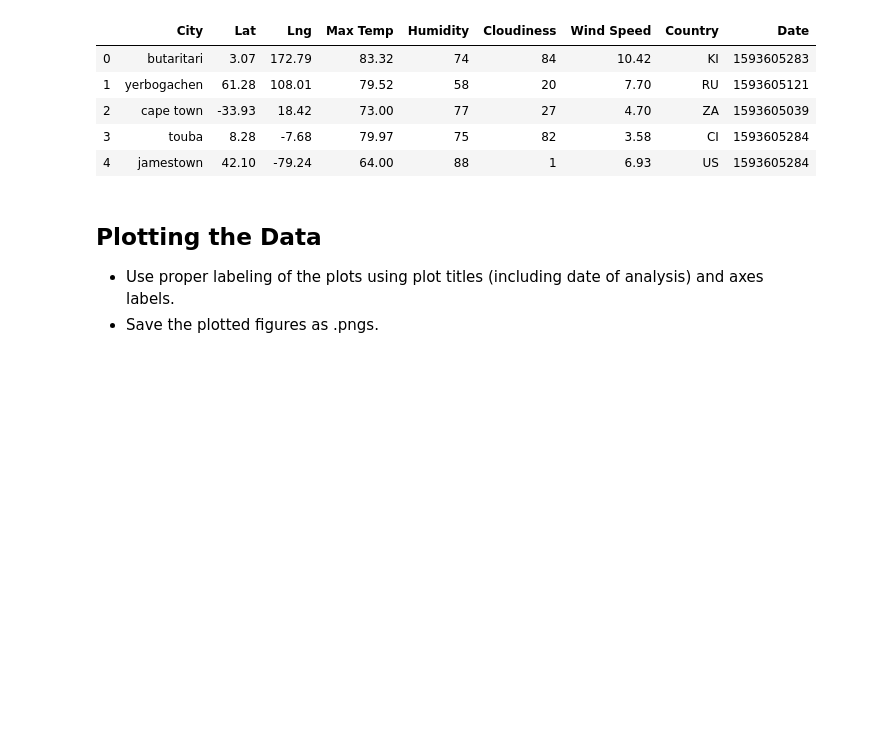
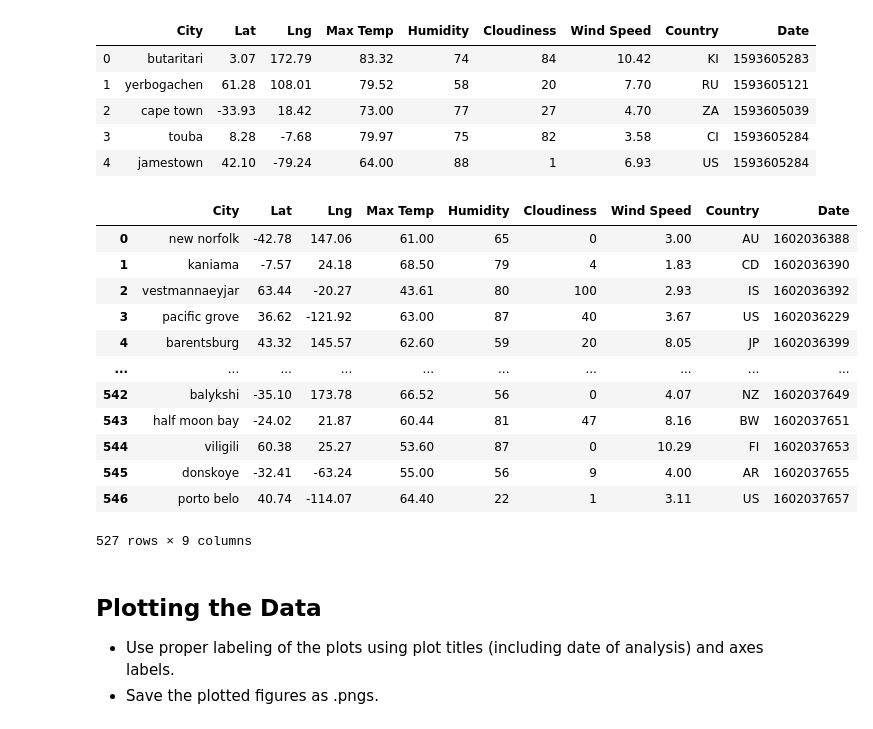
Before and after one commit to manuelamc14/api-demostrations, a Jupyter notebook: WeatherPy/WeatherPy.ipynb, the cells around one changed output. Saved outputs shown, nothing was run; the diff lists cells and outputs as text; code cells hidden in the pictures; blank space fills up the shorter version.

Commit message:
Clean city data

```diff
--- a/WeatherPy/WeatherPy.ipynb
+++ b/WeatherPy/WeatherPy.ipynb
@@ -170,0 +166,3 @@ Data Retrieval Complete
+# %%
+# Path for the new file
+output_data_file = os.path.join("cities.csv")
@@ -170,0 +175,5 @@ Data Retrieval Complete
+# %%
+# Read in the cities temperature data
+cities_temperature_df = pd.read_csv(output_data_file)
+organized_cities_temperature_df = cities_temperature_df[["City", "Lat", "Lng", "Max Temp", "Humidity", "Cloudiness", "Wind Speed", "Country", "Date"]]
+organized_cities_temperature_df.head()
@@ -216,6 +252,23 @@ Int64Index([], dtype='int64')
 | 2 | cape town | -33.93 | 18.42 | 73.00 | 77 | 27 | 4.70 | ZA | 1593605039 |
 | 3 | touba | 8.28 | -7.68 | 79.97 | 75 | 82 | 3.58 | CI | 1593605284 |
 | 4 | jamestown | 42.10 | -79.24 | 64.00 | 88 | 1 | 6.93 | US | 1593605284 |
+# %%
+clean_city_data = organized_cities_temperature_df.drop(organized_cities_temperature_df.loc[organized_cities_temperature_df["Humidity"]>=100].index)
+clean_city_data
+# %% [output]
+|  | City | Lat | Lng | Max Temp | Humidity | Cloudiness | Wind Speed | Country | Date |
+| 0 | new norfolk | -42.78 | 147.06 | 61.00 | 65 | 0 | 3.00 | AU | 1602036388 |
+| 1 | kaniama | -7.57 | 24.18 | 68.50 | 79 | 4 | 1.83 | CD | 1602036390 |
+| 2 | vestmannaeyjar | 63.44 | -20.27 | 43.61 | 80 | 100 | 2.93 | IS | 1602036392 |
+| 3 | pacific grove | 36.62 | -121.92 | 63.00 | 87 | 40 | 3.67 | US | 1602036229 |
+| 4 | barentsburg | 43.32 | 145.57 | 62.60 | 59 | 20 | 8.05 | JP | 1602036399 |
+| ... | ... | ... | ... | ... | ... | ... | ... | ... | ... |
+| 542 | balykshi | -35.10 | 173.78 | 66.52 | 56 | 0 | 4.07 | NZ | 1602037649 |
+| 543 | half moon bay | -24.02 | 21.87 | 60.44 | 81 | 47 | 8.16 | BW | 1602037651 |
+| 544 | viligili | 60.38 | 25.27 | 53.60 | 87 | 0 | 10.29 | FI | 1602037653 |
+| 545 | donskoye | -32.41 | -63.24 | 55.00 | 56 | 9 | 4.00 | AR | 1602037655 |
+| 546 | porto belo | 40.74 | -114.07 | 64.40 | 22 | 1 | 3.11 | US | 1602037657 |
+527 rows × 9 columns
 # %% [markdown]
 ## Plotting the Data
 * Use proper labeling of the plots using plot titles (including date of analysis) and axes labels.
```
Also changed, not shown: parts of 11 cells of this notebook, 1 other file.
